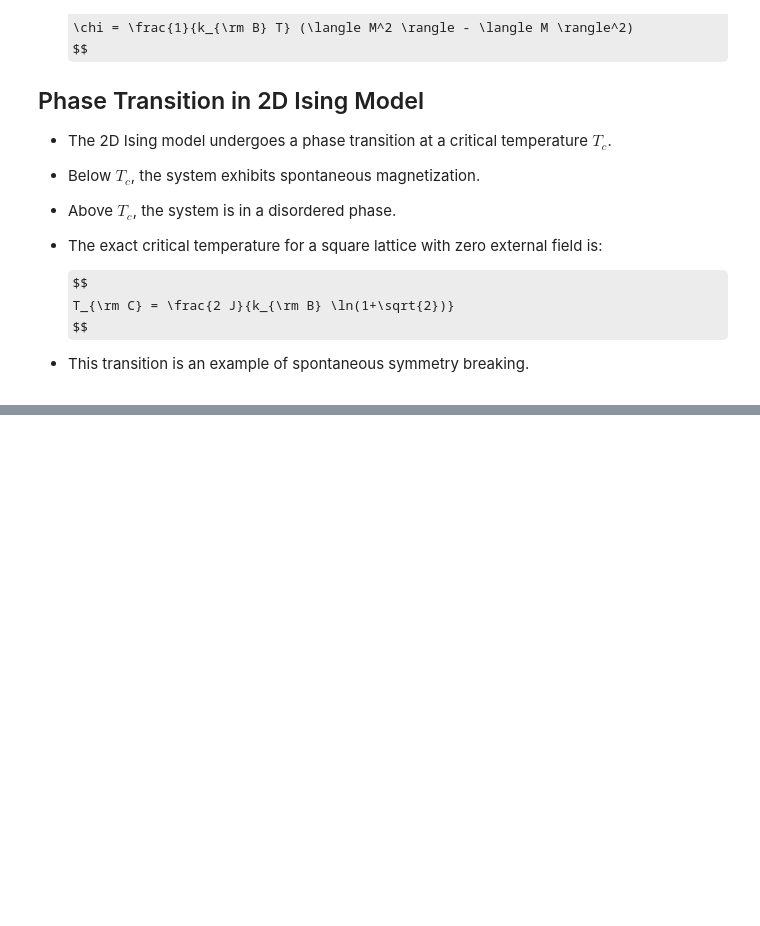
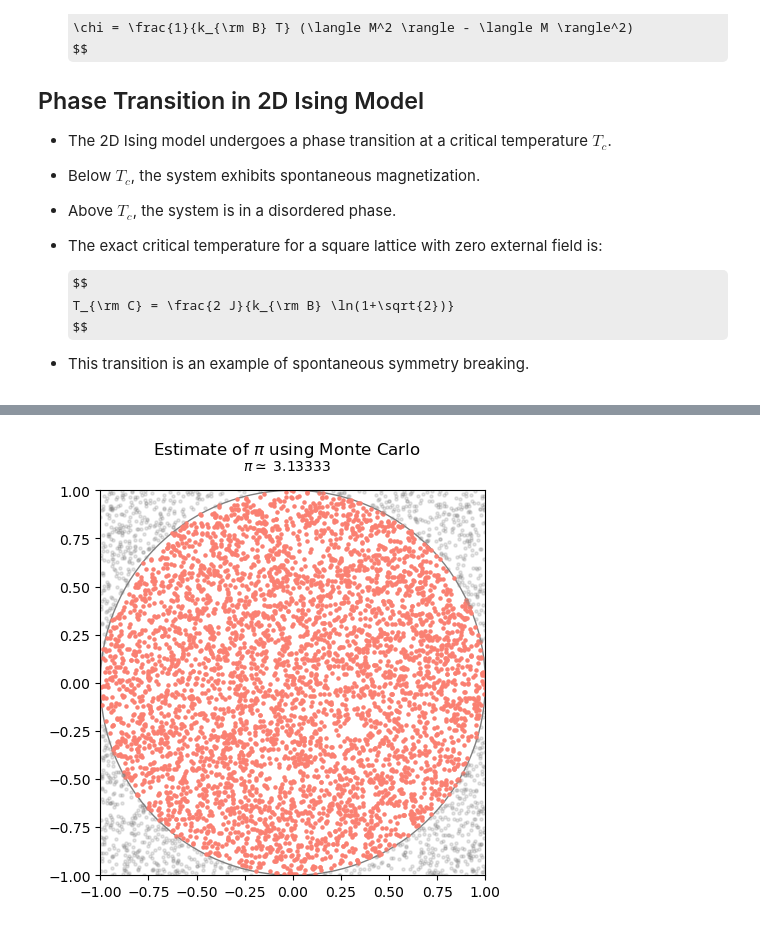
Before and after one commit to arghyadutta/AIComplexSystems, a Jupyter notebook: 08-notebook.ipynb, the cells around one changed output, grey strips where cells are left out. Cells and saved outputs as stored; diff of their text form; code cells hidden in the pictures; some formulas as TeX source; blank space fills up the shorter version.

```diff
--- a/08-notebook.ipynb
+++ b/08-notebook.ipynb
@@ -134,0 +170,35 @@ See this astounding video! ([https://www.youtube.com/watch?v=eakKfY5aHmY](https:
+# %%
+# Compute pi with Monte Carlo (uniform sampling as importance sampling is not required.)
+
+import numpy as np
+import matplotlib.pyplot as plt
+import matplotlib.animation as animation
+
+n, step = 5000, 500
+frames = n // step
+x_in, y_in, x_out, y_out = [], [], [], []
+
+fig, ax = plt.subplots(figsize=(5, 5))
+ax.set_xlim(-1, 1), ax.set_ylim(-1, 1), ax.set_aspect('equal')
+# fig.subplots_adjust(top=0.85)
+fig.suptitle("Estimate of $\pi$ using Monte Carlo")
+pi_txt = fig.text(0.5, 0.92, "", ha="center")
+
+ax.add_patch(plt.Circle((0, 0), 1, color='gray', fill=False))
+sc_in = ax.scatter([], [], color="salmon", s=5, alpha=1)
+sc_out = ax.scatter([], [], color="gray", s=5, alpha=0.2)
+
+def update(_):
+    x, y = np.random.uniform(-1, 1, step), np.random.uniform(-1, 1, step)
+    inside = x**2 + y**2 <= 1
+    x_in.extend(x[inside]), y_in.extend(y[inside])
+    x_out.extend(x[~inside]), y_out.extend(y[~inside])
+    pi_txt.set_text(f"$\pi \simeq$ {4 * len(x_in) / (len(x_in) + len(x_out)):.5f}")
+    sc_in.set_offsets(np.c_[x_in, y_in])
+    sc_out.set_offsets(np.c_[x_out, y_out])
+    return sc_in, sc_out, pi_txt
+
+ani = animation.FuncAnimation(fig, update, frames=frames, interval=1, blit=False);
+ani.save("images/monte_carlo_pi.gif", writer="pillow", fps=2);
+# %% [output]
+[figure, added]
```
Also changed, not shown: parts of 5 cells of this notebook, 9 other files.
